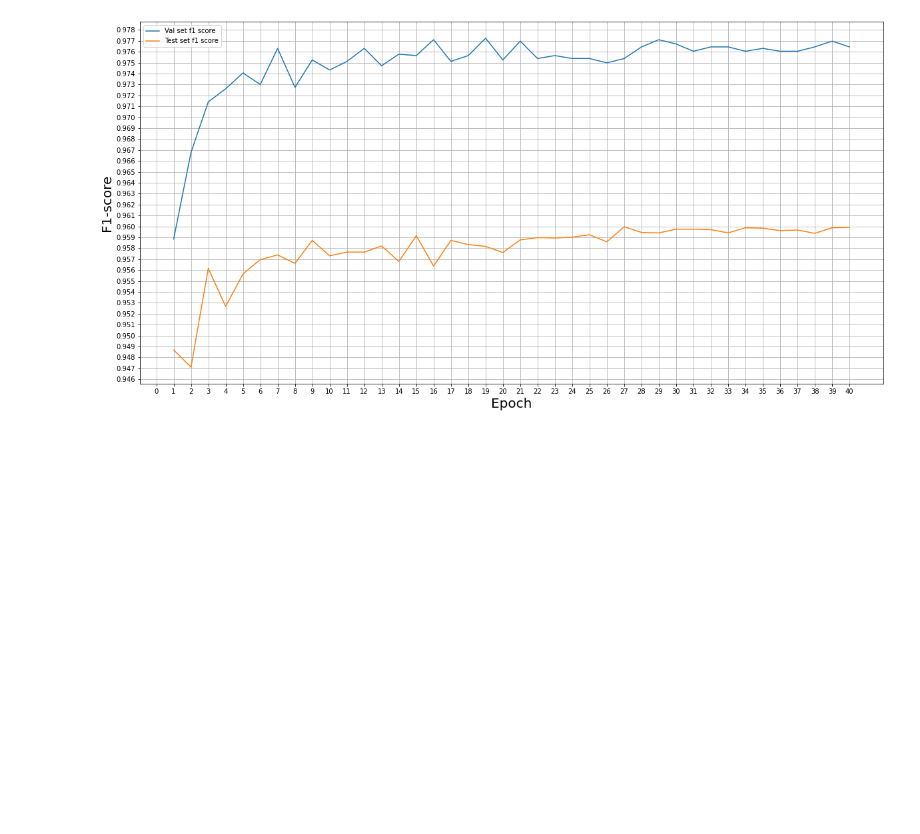
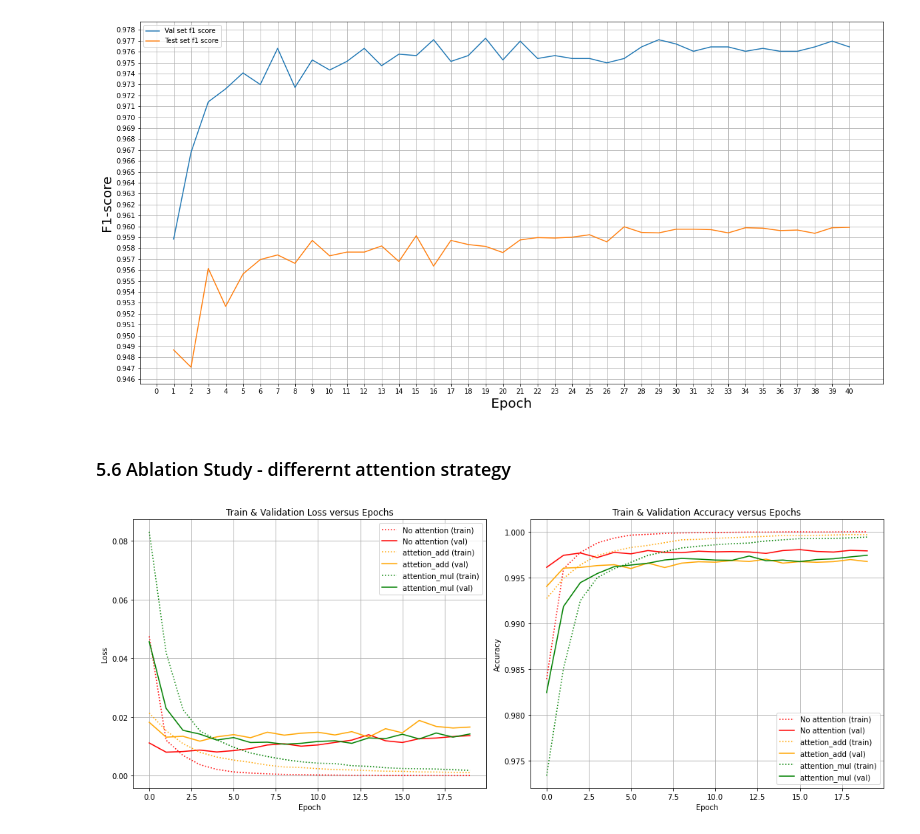
Before and after one commit to seanwelz/5046-A2, a Jupyter notebook: Assignment2_xzho7240_xwan8513.ipynb, the cells around one changed output. Saved outputs shown, nothing was run; the diff lists cells and outputs as text; code cells hidden in the pictures; blank space fills up the shorter version.

Commit message:
update 4.2/ 5.6 for different attention

```diff
--- a/Assignment2_xzho7240_xwan8513.ipynb
+++ b/Assignment2_xzho7240_xwan8513.ipynb
@@ -642,6 +725,3 @@ out = TimeDistributed(Dense(n_tags, activation="softmax"))(x)
 # %% [output]
 INFO:tensorflow:Saver not created because there are no variables in the graph to restore
 INFO:tensorflow:Saver not created because there are no variables in the graph to restore
-# %%
-model = Model(input_text, out)
-model.compile(optimizer="adam", loss="sparse_categorical_crossentropy", metrics=["accuracy"])
@@ -691,27 +900,0 @@ print(classification_report(flat_pred_val, flat_true_val, digits=4))
-# %%
-X_test = add_padding_X(test_data)
-
-# Given number of samples in test is 3684 which is not dividable by batch size 20
-# we need to add some dummy samples to test data so that it is dividable by 20
-dummy_string = ['NLP'] * max_len
-dummies = []
-for i in range(16):
-  dummies.append(dummy_string)
-
-X_test_dummy = X_test + dummies
-test_data_dummy = test_data + dummies
-
-# get test result
-ntimes = int(len(X_test_dummy) / batch_size)
-print(len(X_test_dummy))
-pred_test = []
-for i in tqdm(range(ntimes)):
-  start = (i * batch_size)
-  end = (i + 1) * batch_size
-  val_batch = np.array(X_test_dummy[start: end])
-  true_val_batch = test_data[start: end]
-  if i == ntimes - 1:
-    print(val_batch.shape)
-  prediction = model.predict(val_batch)
-  prediction = np.argmax(prediction, axis=-1)
-  pred_test += get_nonpad_prediction(true_val_batch, prediction)
@@ -1092,12 +1271,8 @@ embedding_combo=[[1,  11741.78,  0.9088,  2206.82,  0.8966,  184.42],
 [20,  546.46,  0.9910,  1714.96,  0.9508,  181.19]
 ]
 # %%
-def multi_draw(data,label,save_path=None):
+def multi_draw(loss_train,loss_val,acc_train,acc_val,label,save_path=None):
 
-  loss_train=np.reshape(np.array(data)[:,1],(-1,20))
-  loss_val=np.reshape(np.array(data)[:,3],(-1,20))
-  acc_train=np.reshape(np.array(data)[:,2],(-1,20))
-  acc_val=np.reshape(np.array(data)[:,4],(-1,20))
 
   """Draw train loss and validation loss versus epochs."""
   pl.figure(figsize=(15, 6))
@@ -1754,3 +1918,14 @@ plt.grid()
 plt.show()
 # %% [output]
 [figure]
+# %% [markdown]
+### 5.6 Ablation Study - differernt attention strategy
+# %%
+loss_train=np.reshape(att_no.history['loss']+att_add.history['loss']+att_mul.history['loss'],(-1,20))
+loss_val=np.reshape(att_no.history['val_loss']+att_add.history['val_loss']+att_mul.history['val_loss'],(-1,20))
+acc_train=np.reshape(att_no.history['accuracy']+att_add.history['accuracy']+att_mul.history['accuracy'],(-1,20))
+acc_val=np.reshape(att_no.history['val_accuracy']+att_add.history['val_accuracy']+att_mul.history['val_accuracy'],(-1,20))
+
+multi_draw(loss_train,loss_val,acc_train,acc_val,['No attention','attetion_add','attention_mul'])
+# %% [output]
+[figure, added]
```
Also changed, not shown: parts of 37 cells of this notebook.
